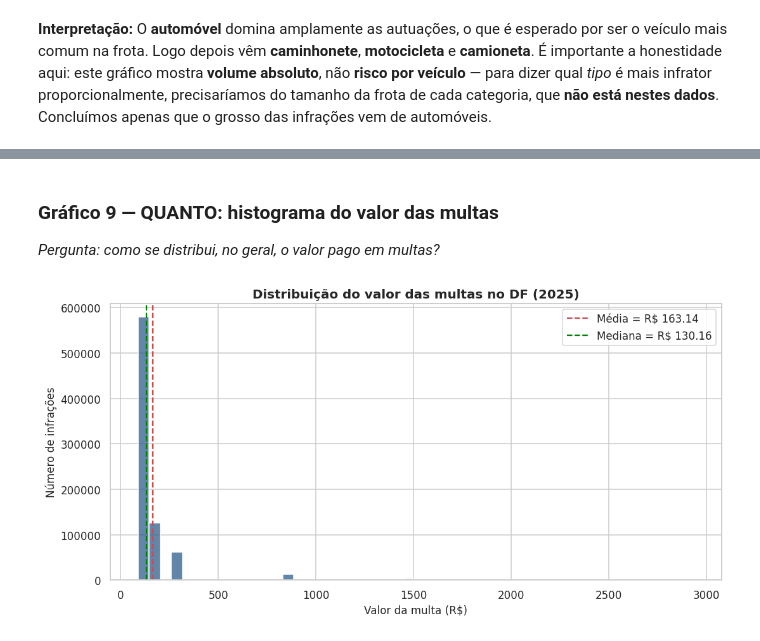
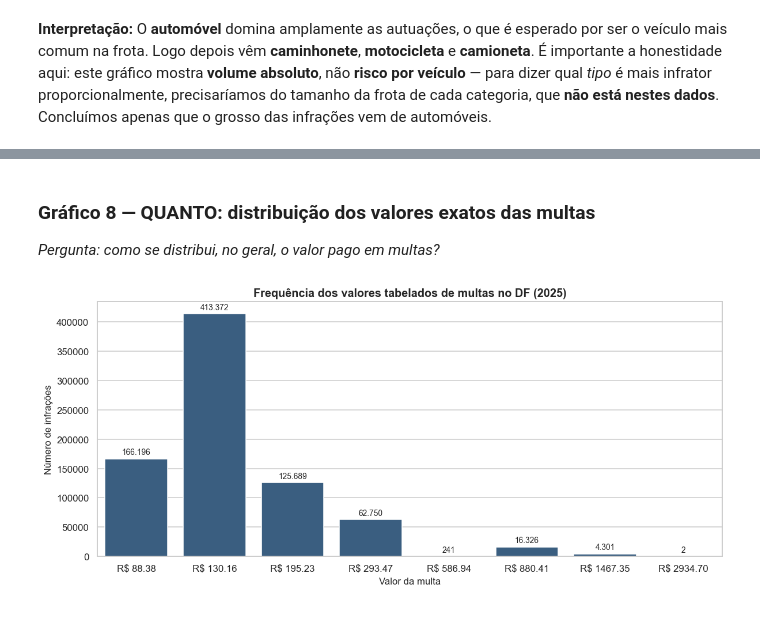
Before and after one commit to Kauan9r7/Ciencias_de_Dados_projetos, a Jupyter notebook: trabalho_final/analise.ipynb, the cells around one changed output, grey strips where cells are left out. Drawn from its saved outputs; the diff is of its cells as text; code cells hidden in the pictures.

```diff
--- a/trabalho_final/analise.ipynb
+++ b/trabalho_final/analise.ipynb
@@ -329,7 +157,7 @@ A seguir, **8 gráficos** que respondem às perguntas derivadas. Cada gráfico v
 
 *Pergunta: em quais rodovias do DF as infrações se concentram?*
 # %%
-top_rod = (df_limpo[df_limpo["rodovia"] != "outra/nao identificada"]
+top_rod = (df[df["rodovia"] != "outra/nao identificada"]
            ["rodovia"].value_counts().head(10))
 
 fig, ax = plt.subplots(figsize=(10, 5.5))
@@ -440,7 +279,7 @@ plt.show()
 
 *Pergunta: as infrações são majoritariamente leves ou graves?*
 # %%
-por_grav = df_limpo["grav_tipo"].value_counts().reindex(ordem_grav)
+por_grav = df["grav_tipo"].value_counts().reindex(['leve', 'media', 'grave', 'gravissima'])
 rotulo_grav = ["Leve", "Média", "Grave", "Gravíssima"]
 
 fig, ax = plt.subplots(figsize=(9, 5))
@@ -512,20 +321,29 @@ gravissima  441.61  293.47   79080
 # %% [markdown]
-### Gráfico 9 — QUANTO: histograma do valor das multas
+### Gráfico 8 — QUANTO: distribuição dos valores exatos das multas
 
 *Pergunta: como se distribui, no geral, o valor pago em multas?*
 # %%
-fig, ax = plt.subplots(figsize=(10, 5))
-sns.histplot(df_limpo["valor_multa"], bins=50, color=COR, ax=ax)
-ax.axvline(df_limpo["valor_multa"].mean(), color="#C44E52", linestyle="--",
-           label=f"Média = R$ {df_limpo['valor_multa'].mean():.2f}")
-ax.axvline(df_limpo["valor_multa"].median(), color="green", linestyle="--",
-           label=f"Mediana = R$ {df_limpo['valor_multa'].median():.2f}")
-ax.set_title("Distribuição do valor das multas no DF (2025)")
-ax.set_xlabel("Valor da multa (R$)")
+valores = df["valor_multa"].value_counts().sort_index()
+
+fig, ax = plt.subplots(figsize=(11, 5))
+sns.barplot(x=valores.index, y=valores.values, color=COR, ax=ax)
+
+# Formata os rótulos do eixo X para mostrar como moeda
+ax.set_xticklabels([f"R$ {x:.2f}" for x in valores.index])
+
+ax.set_title("Frequência dos valores tabelados de multas no DF (2025)")
+ax.set_xlabel("Valor da multa")
 ax.set_ylabel("Número de infrações")
-ax.legend()
+
+# Adiciona o valor exato no topo de cada barra para facilitar a leitura
+for i, p in enumerate(ax.patches):
+    ax.annotate(f"{int(p.get_height()):,}".replace(",", "."),
+                (p.get_x() + p.get_width() / 2., p.get_height()),
+                ha='center', va='bottom', fontsize=9, xytext=(0, 3),
+                textcoords='offset points')
+
 plt.tight_layout()
 plt.show()
 # %% [output]
-[figure, old version]
+[figure, new version]
 # %% [markdown]
```
Also changed, not shown: parts of 35 cells of this notebook, 8 other files.
